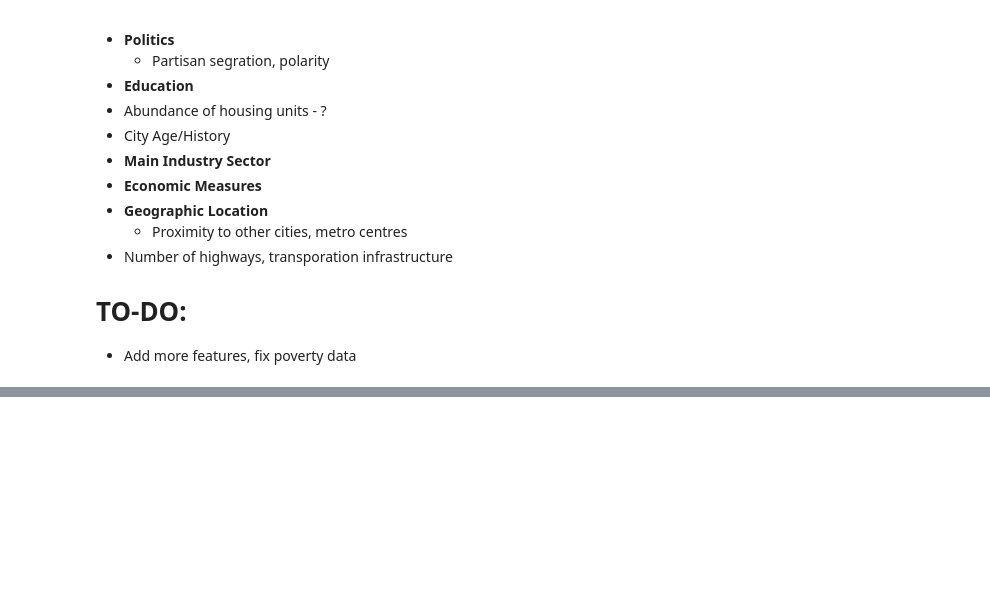
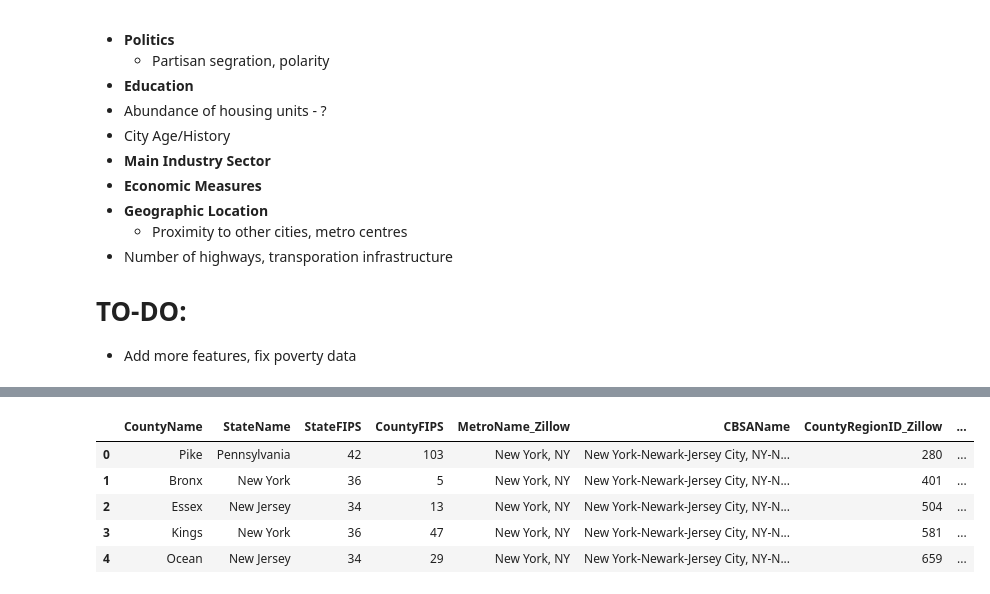
Before and after one commit to agupta01/ds3-zillow, a Jupyter notebook: geographic_eda/create_vectors.ipynb, the cells around one changed output, grey strips where cells are left out. Saved outputs shown, nothing was run; the diff lists cells and outputs as text; code cells hidden in the pictures; blank space fills up the shorter version.

```diff
--- a/geographic_eda/create_vectors.ipynb
+++ b/geographic_eda/create_vectors.ipynb
@@ -179,0 +128,10 @@ political_df
+# %%
+cw = pd.read_csv('../datasets/CountyCrossWalk_Zillow.csv')
+cw.head()
+# %% [output]
+|  | CountyName | StateName | StateFIPS | CountyFIPS | MetroName_Zillow | CBSAName | CountyRegionID_Zillow | ... |
+| 0 | Pike | Pennsylvania | 42 | 103 | New York, NY | New York-Newark-Jersey City, NY-N... | 280 | ... |
+| 1 | Bronx | New York | 36 | 5 | New York, NY | New York-Newark-Jersey City, NY-N... | 401 | ... |
+| 2 | Essex | New Jersey | 34 | 13 | New York, NY | New York-Newark-Jersey City, NY-N... | 504 | ... |
+| 3 | Kings | New York | 36 | 47 | New York, NY | New York-Newark-Jersey City, NY-N... | 581 | ... |
+| 4 | Ocean | New Jersey | 34 | 29 | New York, NY | New York-Newark-Jersey City, NY-N... | 659 | ... |
```
Also changed, not shown: parts of 8 cells of this notebook, 1 other file.
